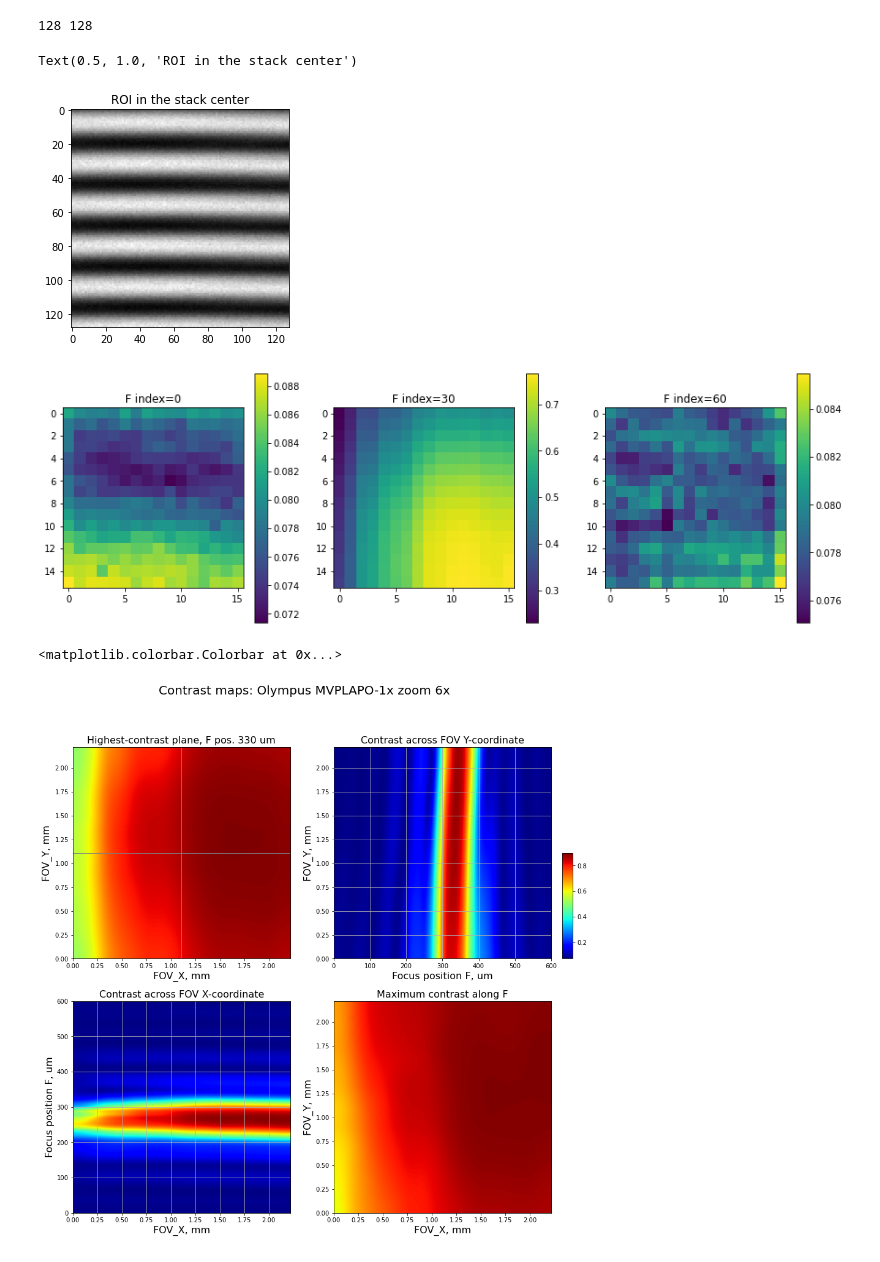
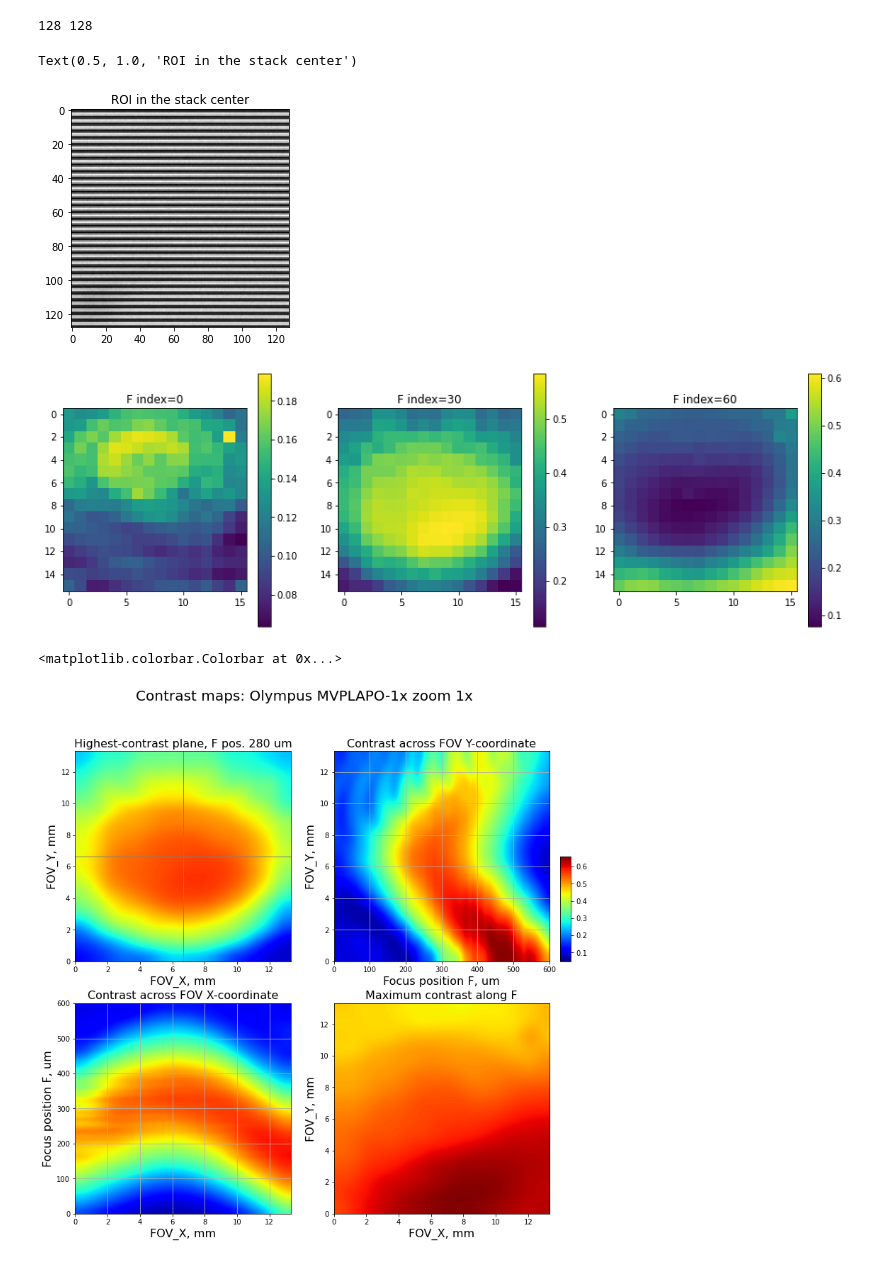
Before and after one commit to nvladimus/lens-testing, a Jupyter notebook: field-curvature/FieldCurvature-Fstack-OlympusPLAPO-1x.ipynb, the cells around one changed output. Saved outputs shown, nothing was run; the diff lists cells and outputs as text; code cells hidden in the pictures.

```diff
--- a/field-curvature/FieldCurvature-Fstack-OlympusPLAPO-1x.ipynb
+++ b/field-curvature/FieldCurvature-Fstack-OlympusPLAPO-1x.ipynb
@@ -25,7 +25,7 @@ from pathlib import Path
 # %%
 datafolder = "D:\\benchtopData\\Lens-testing"
 LENS_NAME = "Olympus MVPLAPO-1x"
-zoom_key = "6x"
+zoom_key = "1x"
 datafiles = {
     "1x": datafolder + "\\Olympus-MVPLAPO-1x\\MVP1x-zoom1-fstep10um\\stack-frange600-exp50intensity75pc-af1.tif",
     "1.25x": datafolder + "\\Olympus-MVPLAPO-1x\\MVP1x-zoom1.25-fstep10um\\stack-frange600-exp50intensity75pc.tif",
@@ -69,7 +69,7 @@ plt.imshow(roi, cmap='gray')
 plt.title("ROI in the stack center")
 # %% [output]
 Text(0.5, 1.0, 'ROI in the stack center')
-[figure, old version]
+[figure, new version]
 # %%
 def contrast(roi):
     """Compute the contrast value, (max-min)/(max+min), from the image roi"""
@@ -92,7 +92,7 @@ for ind, f in enumerate([0, im_z//2, im_z-1]):
     ax.set_title("F index=" + str(f))
     plt.colorbar(conmap,ax=ax)
 # %% [output]
-[figure, old version]
+[figure, new version]
 # %%
 # Save contrast table as TIFF and explore interactively
 tif.imsave(save_figs_folder + zoom_key + "_contrast.tiff", contrast_table)
@@ -108,7 +108,7 @@ y_range = np.linspace(0, sensor_dim_mm[0], N_ROIs_H) / MAG
 x_range = np.linspace(0, sensor_dim_mm[1], N_ROIs_W) / MAG
 f_range = np.linspace(0, f_step_um*(im_z-1), im_z)
 
-fig = plt.figure(figsize=(14, 14))
+fig = plt.figure(figsize=(12, 12))
 fig.suptitle(f'Contrast maps: {LENS_NAME} zoom {zoom_key}', fontsize=20)
 
 ax1 = plt.subplot(2, 2, 1)
@@ -131,33 +131,33 @@ ax3.set_ylabel("FOV_Y, mm", fontsize=16)
 ax3.grid(True)
 
 ax4 = plt.subplot(2, 2, 3)
 conmap1 = ax4.imshow(contrast_xz, vmin=cmin, vmax=cmax,
                      extent=[0, x_range[-1], 0, f_step_um*(im_z-1)],
                      aspect='auto', cmap='jet', interpolation='bicubic')
 ax4.set_title("Contrast across FOV X-coordinate", fontsize=16)
 ax4.set_ylabel("Focus position F, um", fontsize=16)
 ax4.set_xlabel("FOV_X, mm", fontsize=16)
 ax4.grid(True)
 
 ax0 = plt.subplot(2, 2, 4)
 conmap0 = ax0.imshow(contrast_table.max(axis=0), vmin=cmin, vmax=cmax,
                      extent=[0, x_range[-1], 0, y_range[-1]],
                      aspect='auto', cmap='jet', interpolation='bicubic')
 ax0.set_title("Maximum contrast along F", fontsize=16)
 ax0.set_xlabel("FOV_X, mm", fontsize=16)
 ax0.set_ylabel("FOV_Y, mm", fontsize=16)
 
 axins = inset_axes(ax3,
                    width="5%",  # width = 5% of parent_bbox width
                    height="50%",  # height : 50%
                    loc='lower left',
                    bbox_to_anchor=(1.05, 0., 1, 1),
                    bbox_transform=ax3.transAxes,
                    borderpad=0,
                    )
 plt.colorbar(conmap0, cax=axins)
 # %% [output]
 <matplotlib.colorbar.Colorbar at 0x...>
-[figure, old version]
+[figure, new version]
 # %%
 fig.savefig(save_figs_folder + zoom_key + "_contrast_map.png")
```
Also changed, not shown: parts of 3 cells of this notebook, 9 other files.
